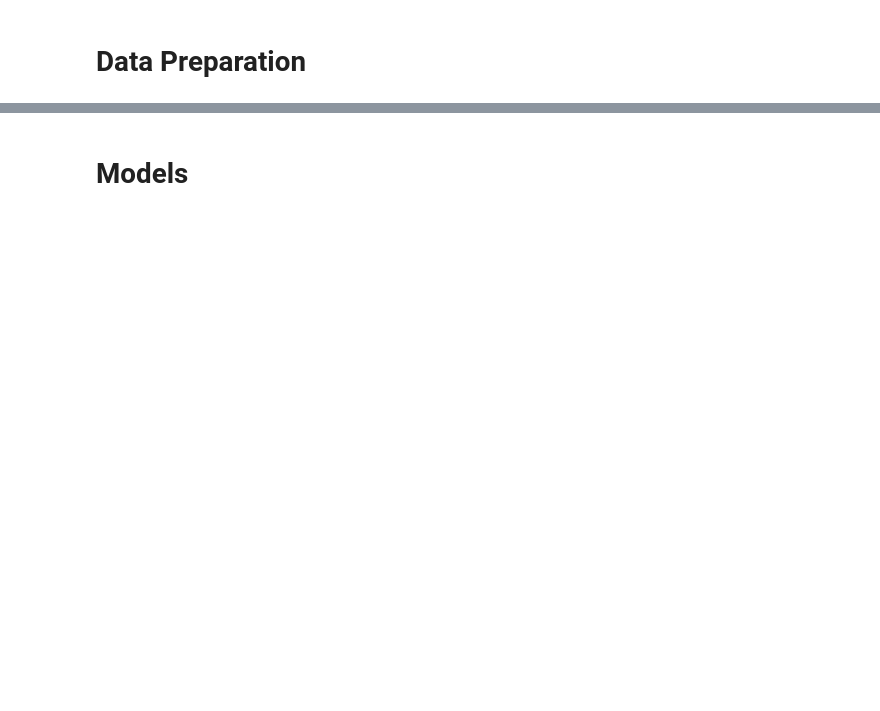
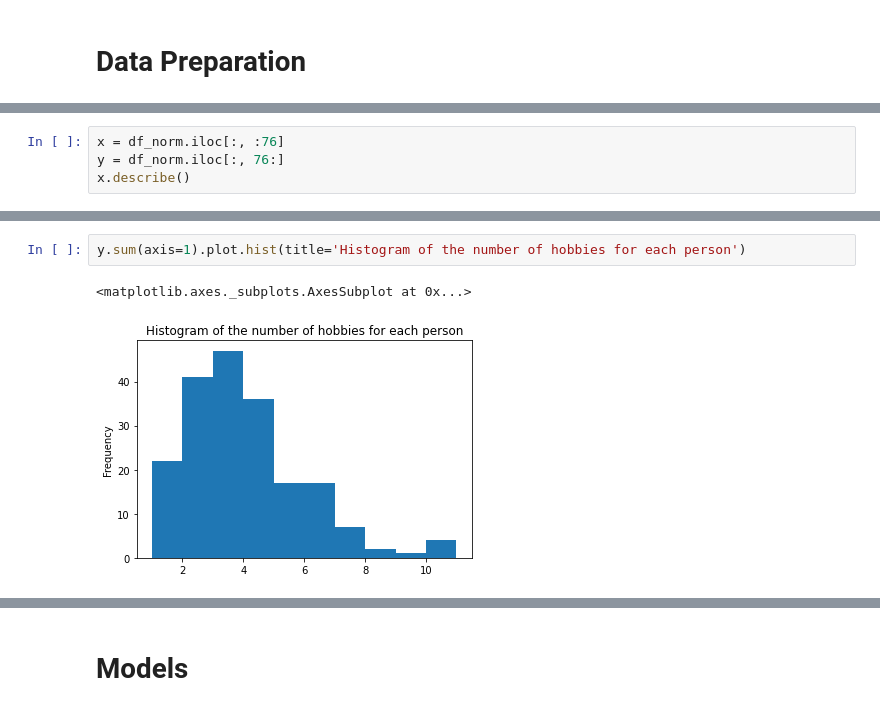
Before and after one commit to Shuhxian/Self_Love_App, a Jupyter notebook: Machine_Learning.ipynb, the cells around one changed output, grey strips where cells are left out. Saved outputs shown, nothing was run; the diff lists cells and outputs as text; blank space fills up the shorter version.

```diff
--- a/Machine_Learning.ipynb
+++ b/Machine_Learning.ipynb
@@ -57,0 +76,4 @@ df_norm
+# %%
+x = df_norm.iloc[:, :76]
+y = df_norm.iloc[:, 76:]
+x.describe()
@@ -57,0 +111,5 @@ df_norm
+# %%
+y.sum(axis=1).plot.hist(title='Histogram of the number of hobbies for each person')
+# %% [output]
+<matplotlib.axes._subplots.AxesSubplot at 0x...>
+[figure, added]
```
Also changed, not shown: parts of 14 cells of this notebook.
